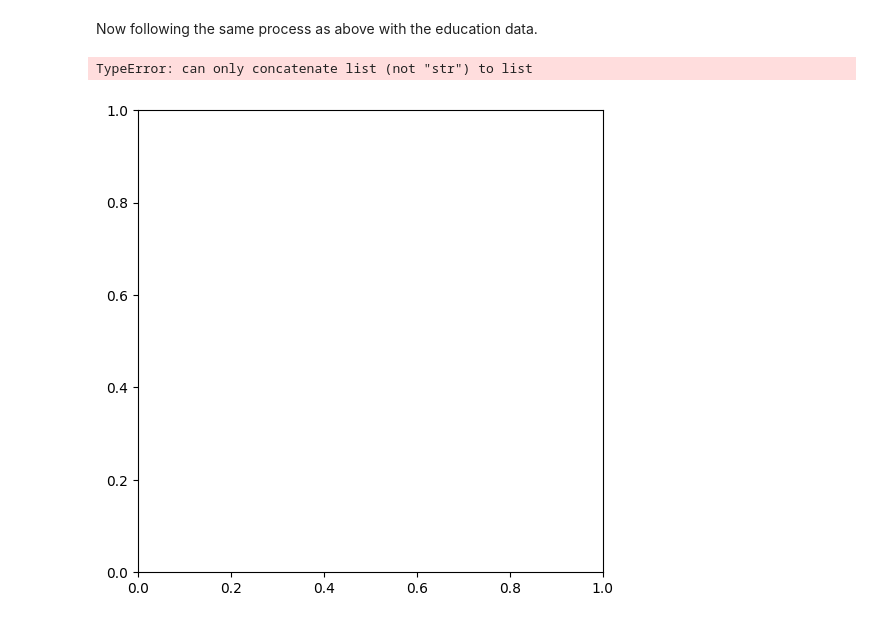
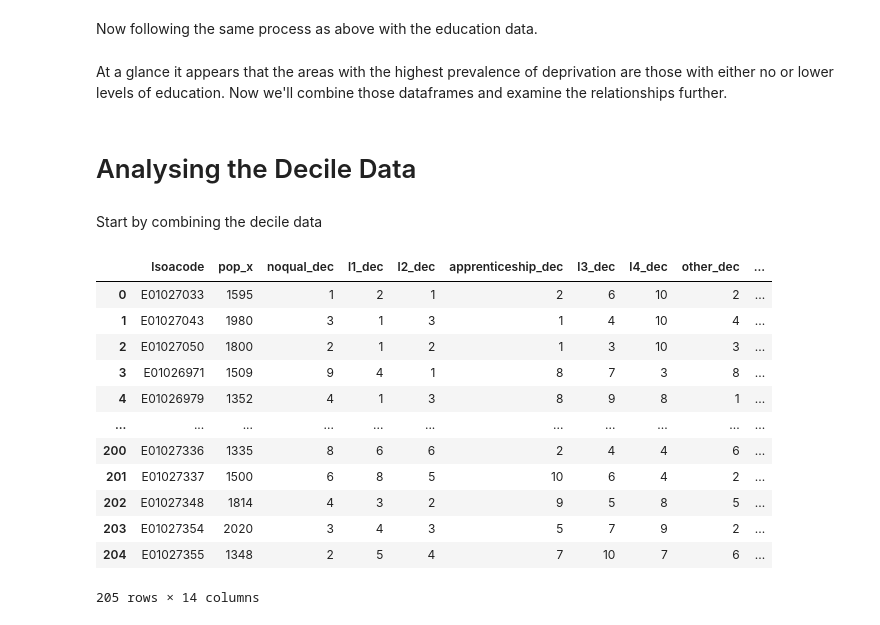
Before and after one commit to PeteH-89/GEOG5003M_Project, a Jupyter notebook: GEOG5003M_Project.ipynb, the cells around one changed output. Saved outputs shown, nothing was run; the diff lists cells and outputs as text; code cells hidden in the pictures.

```diff
--- a/GEOG5003M_Project.ipynb
+++ b/GEOG5003M_Project.ipynb
@@ -178,10 +178,30 @@ for i in range (0, len(edu_cols)):
                legend=True,
                cmap='RdBu_r',
                ax=ax,
-               legend_kwds={'loc': 'center left', 'bbox_to_anchor':(1,0.5), 'title': edu_cols+' Decile'})
+               legend_kwds={'loc': 'center left', 'bbox_to_anchor':(1,0.5), 'title': ' Decile'})
   #add a title based on column, remove axis
   plt.title(edu_cols[i].replace('noqual', 'No Qualification').replace('l1', 'Level 1').replace('l2', 'Level 2').replace('l3', 'Level 3').replace('l4', 'Level 4').replace('_dec', ' % (Decile)').capitalize())
   plt.axis('off')
-# %% [output]
-TypeError: can only concatenate list (not "str") to list
-[figure, removed]
+# %% [markdown]
+At a glance it appears that the areas with the highest prevalence of deprivation are those with either no or lower levels of education. Now we'll combine those dataframes and examine the relationships further.
+# %% [markdown]
+# Analysing the Decile Data
+# %% [markdown]
+Start by combining the decile data
+# %%
+#merge the dataframes created for the decile data
+edu_only.merge(dep_only, 'left', on='lsoacode').drop('pop_y', axis=1)
+# %% [output]
+|  | lsoacode | pop_x | noqual_dec | l1_dec | l2_dec | apprenticeship_dec | l3_dec | l4_dec | other_dec | ... |
+| 0 | E01027033 | 1595 | 1 | 2 | 1 | 2 | 6 | 10 | 2 | ... |
+| 1 | E01027043 | 1980 | 3 | 1 | 3 | 1 | 4 | 10 | 4 | ... |
+| 2 | E01027050 | 1800 | 2 | 1 | 2 | 1 | 3 | 10 | 3 | ... |
+| 3 | E01026971 | 1509 | 9 | 4 | 1 | 8 | 7 | 3 | 8 | ... |
+| 4 | E01026979 | 1352 | 4 | 1 | 3 | 8 | 9 | 8 | 1 | ... |
+| ... | ... | ... | ... | ... | ... | ... | ... | ... | ... | ... |
+| 200 | E01027336 | 1335 | 8 | 6 | 6 | 2 | 4 | 4 | 6 | ... |
+| 201 | E01027337 | 1500 | 6 | 8 | 5 | 10 | 6 | 4 | 2 | ... |
+| 202 | E01027348 | 1814 | 4 | 3 | 2 | 9 | 5 | 8 | 5 | ... |
+| 203 | E01027354 | 2020 | 3 | 4 | 3 | 5 | 7 | 9 | 2 | ... |
+| 204 | E01027355 | 1348 | 2 | 5 | 4 | 7 | 10 | 7 | 6 | ... |
+205 rows × 14 columns
```
Also changed, not shown: parts of 1 cell of this notebook.
